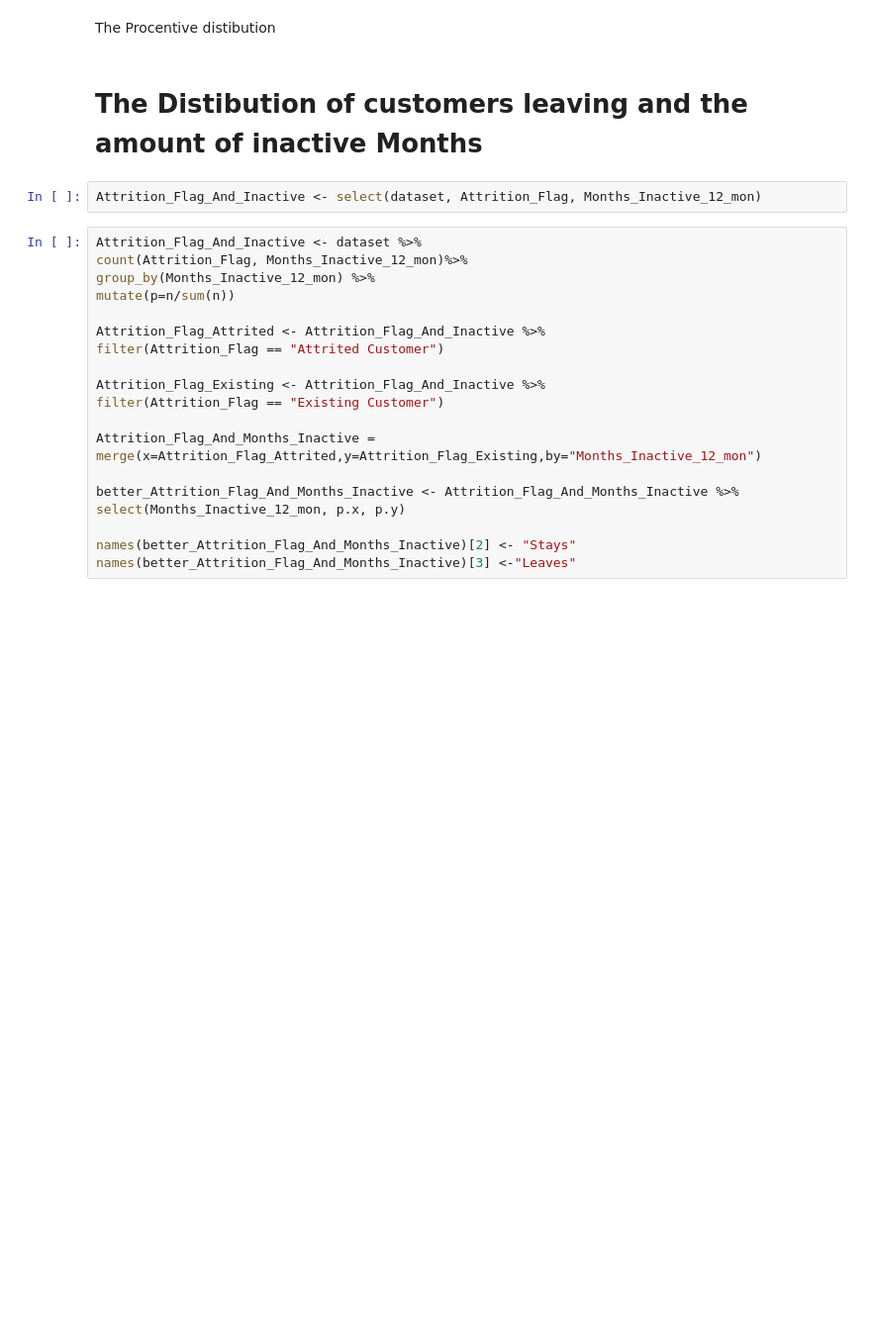
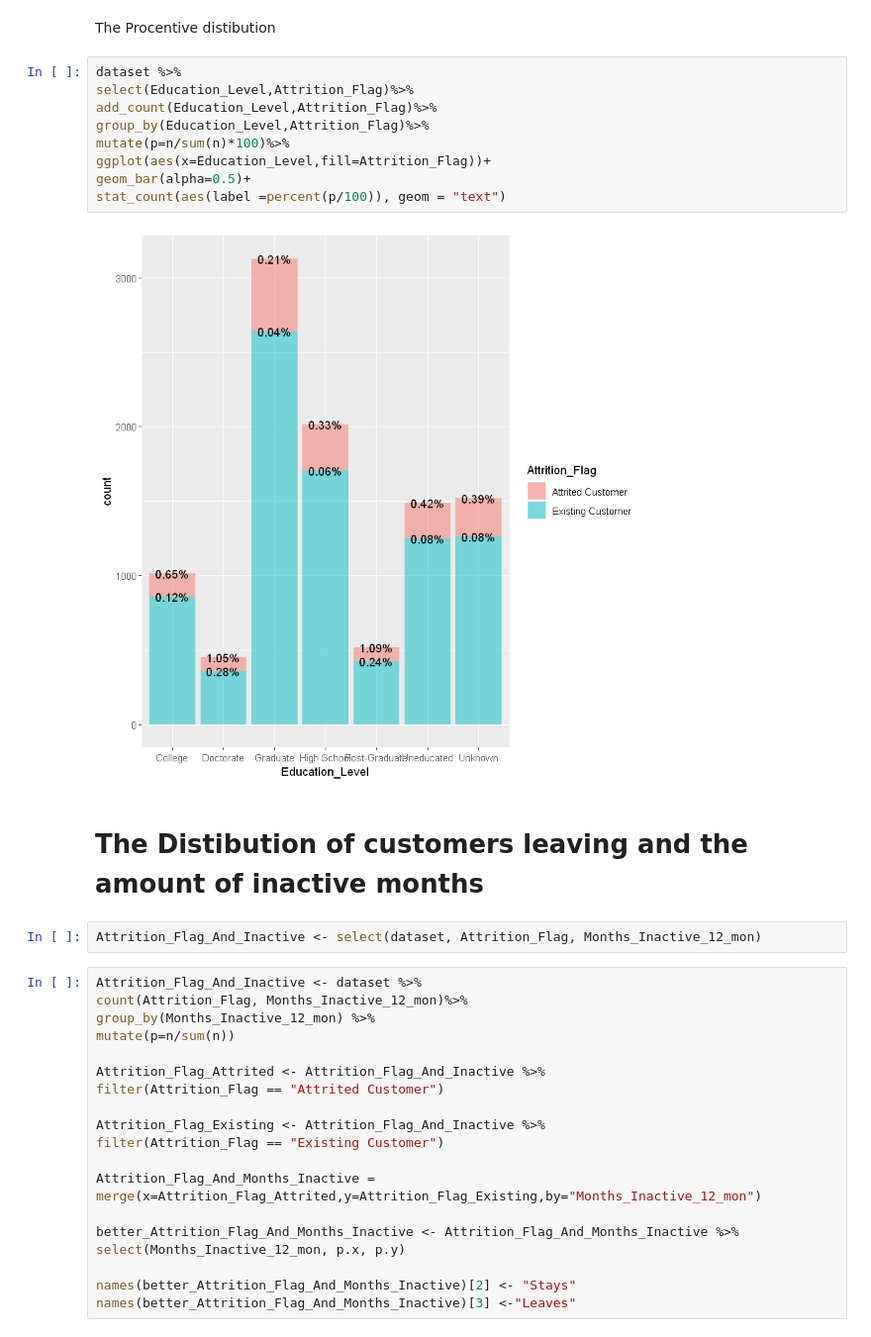
Before and after one commit to WeAreVR/Biba, a Jupyter notebook: BIBA.ipynb, the cells around one changed output. Shown at 99% size. Drawn from its saved outputs; the diff is of its cells as text; blank space fills up the shorter version.

```diff
--- a/BIBA.ipynb
+++ b/BIBA.ipynb
@@ -118,7 +100,18 @@ ggtitle("Distribution of customers who leaves and stays depending on education l
 # %% [markdown]
 The Procentive distibution
+# %%
+dataset %>%
+select(Education_Level,Attrition_Flag)%>%
+add_count(Education_Level,Attrition_Flag)%>%
+group_by(Education_Level,Attrition_Flag)%>%
+mutate(p=n/sum(n)*100)%>%
+ggplot(aes(x=Education_Level,fill=Attrition_Flag))+
+geom_bar(alpha=0.5)+
+stat_count(aes(label =percent(p/100)), geom = "text")
+# %% [output]
+[figure, added]
 # %% [markdown]
-# The Distibution of customers leaving and the amount of inactive Months
+# The Distibution of customers leaving and the amount of inactive months
 # %%
 Attrition_Flag_And_Inactive <- select(dataset, Attrition_Flag, Months_Inactive_12_mon)
 # %%
```
Also changed, not shown: parts of 10 cells of this notebook.
